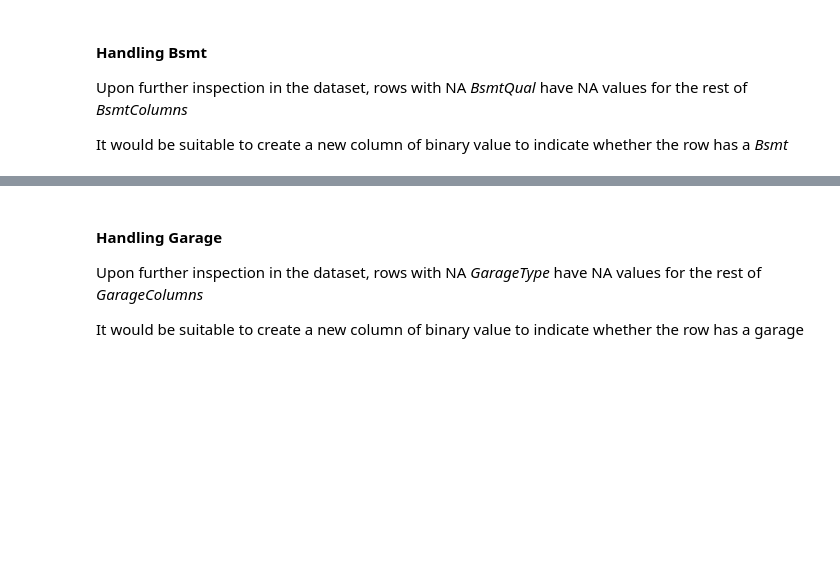
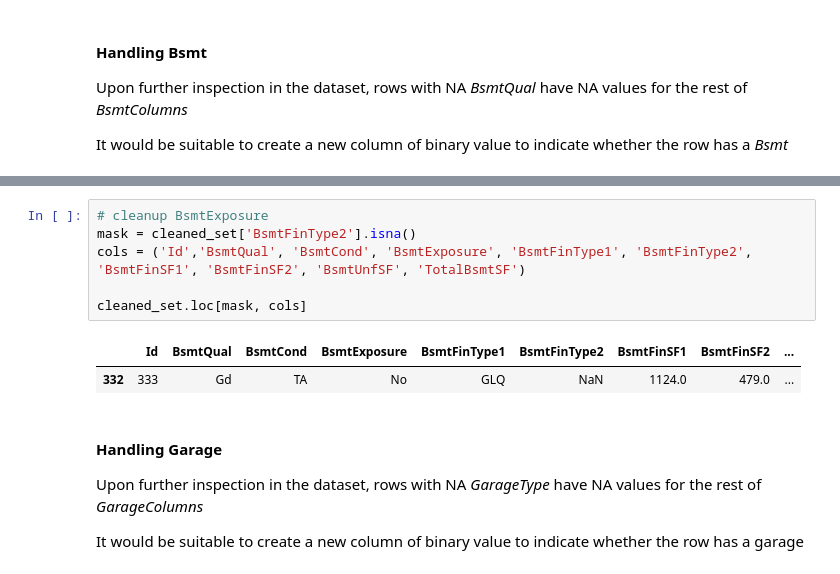
Before and after one commit to petermok-1213/house-price-regression, a Jupyter notebook: ipynb/random_forest_regression.ipynb, the cells around one changed output, grey strips where cells are left out. Drawn from its saved outputs; the diff is of its cells as text; blank space fills up the shorter version.

```diff
--- a/ipynb/random_forest_regression.ipynb
+++ b/ipynb/random_forest_regression.ipynb
@@ -179,3 +202,12 @@ MiscFeature             1395
+# %%
+# cleanup BsmtExposure
+mask = cleaned_set['BsmtFinType2'].isna()
+cols = ('Id','BsmtQual', 'BsmtCond', 'BsmtExposure', 'BsmtFinType1', 'BsmtFinType2', 'BsmtFinSF1', 'BsmtFinSF2', 'BsmtUnfSF', 'TotalBsmtSF')
+
+cleaned_set.loc[mask, cols]
+# %% [output]
+|  | Id | BsmtQual | BsmtCond | BsmtExposure | BsmtFinType1 | BsmtFinType2 | BsmtFinSF1 | BsmtFinSF2 | ... |
+| 332 | 333 | Gd | TA | No | GLQ | NaN | 1124.0 | 479.0 | ... |
 # %% [markdown]
 #### Handling Garage
 
```
Also changed, not shown: parts of 40 cells of this notebook.
